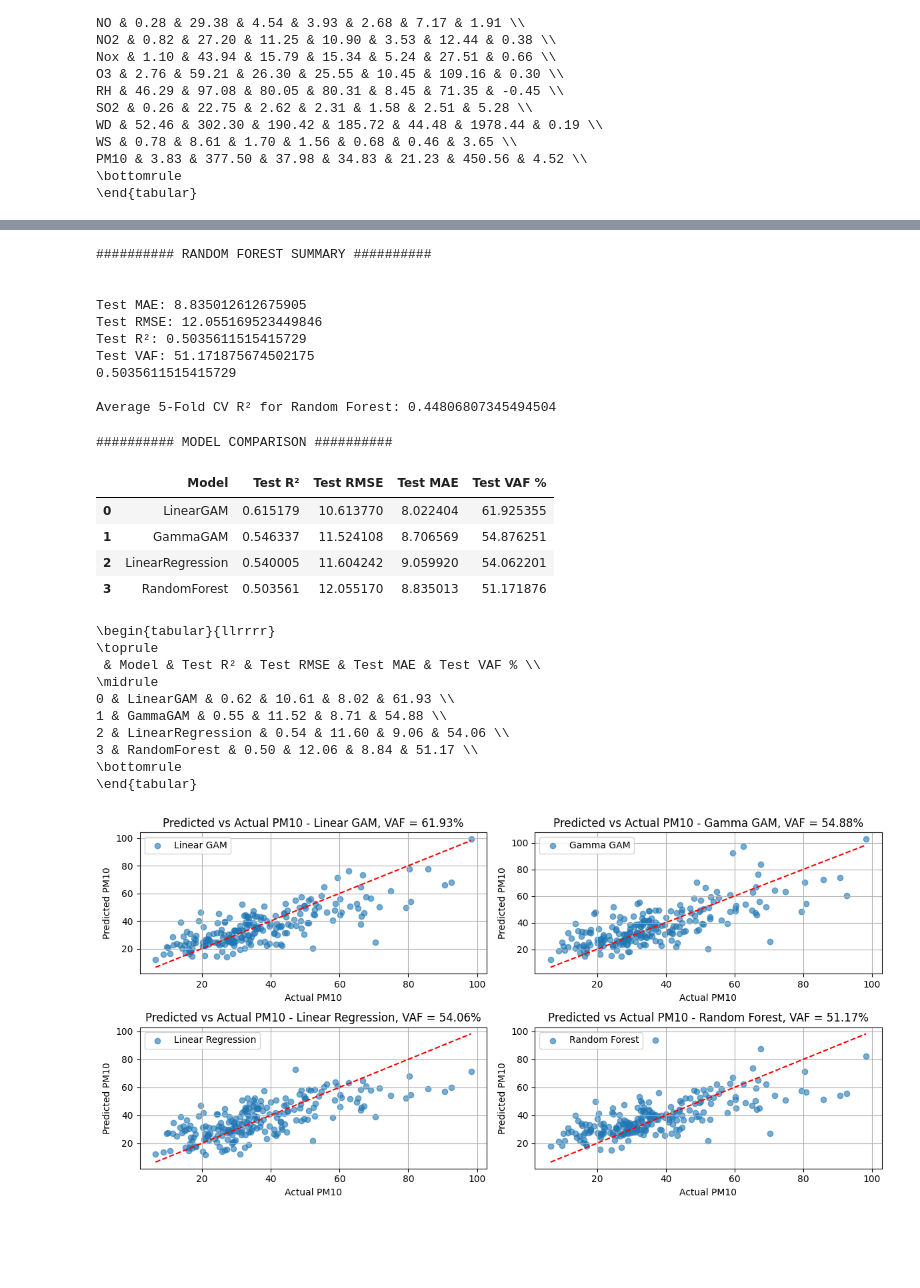
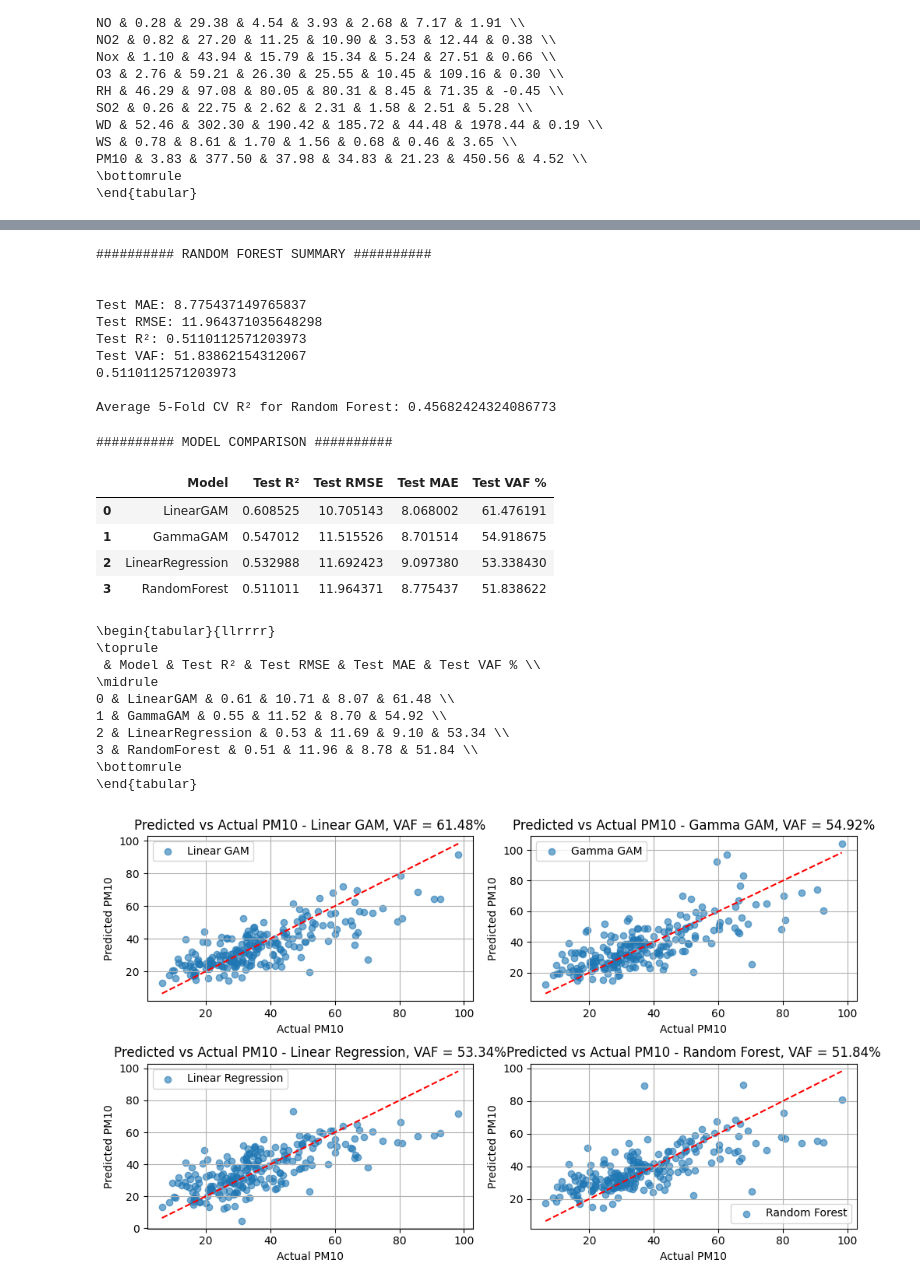
Before and after one commit to LoveyThePigeon/GAM-for-Air-Pollution-Prediction, a Jupyter notebook: NewGAMCode.ipynb, the cells around one changed output, grey strips where cells are left out. Saved outputs shown, nothing was run; the diff lists cells and outputs as text; code cells hidden in the pictures; blank space fills up the shorter version.

```diff
--- a/NewGAMCode.ipynb
+++ b/NewGAMCode.ipynb
@@ -236,7 +233,7 @@ print("")
 if 'WD' in df.columns:                                       # >>> NEW
     df['WD_sin'] = np.sin(np.deg2rad(df['WD']))              # >>> NEW
     df['WD_cos'] = np.cos(np.deg2rad(df['WD']))              # >>> NEW
-    #df = df.drop(columns=['WD'])                             # >>> NEW (drop raw WD to avoid redundancy)
+    df = df.drop(columns=['WD'])                             # >>> NEW (drop raw WD to avoid redundancy)
 
 
 if {'NO', 'NO2', 'Nox'}.issubset(df.columns):                # >>> NEW
@@ -431,7 +445,7 @@ github.com/dswah/pyGAM/issues/163
 # PARTIAL DEPENDENCE PLOTS (LinearGAM)
 ####################################################
 predictor_names = df.drop(columns=['PM10']).columns
-fig, axs = plt.subplots(3,4 , figsize=(14, 8))
+fig, axs = plt.subplots(2,5 , figsize=(18, 5))
 axs = axs.flatten()
 
 for i, ax in enumerate(axs[:len(predictor_names)]):
@@ -580,13 +593,13 @@ print("")
 ########## RANDOM FOREST SUMMARY ##########
 
 
-Test MAE: 8.835012612675905
-Test RMSE: 12.055169523449846
-Test R²: 0.5035611515415729
-Test VAF: 51.171875674502175
-0.5035611515415729
+Test MAE: 8.775437149765837
+Test RMSE: 11.964371035648298
+Test R²: 0.5110112571203973
+Test VAF: 51.83862154312067
+0.5110112571203973
 
-Average 5-Fold CV R² for Random Forest: 0.44806807345494504
+Average 5-Fold CV R² for Random Forest: 0.45682424324086773
 # %%
 ####################################################
 # MODEL COMPARISON SUMMARY TABLE  >>> CHANGED
@@ -604,10 +617,10 @@ print("")
 # %% [output]
 ########## MODEL COMPARISON ##########
 |  | Model | Test R² | Test RMSE | Test MAE | Test VAF % |
-| 0 | LinearGAM | 0.615179 | 10.613770 | 8.022404 | 61.925355 |
-| 1 | GammaGAM | 0.546337 | 11.524108 | 8.706569 | 54.876251 |
-| 2 | LinearRegression | 0.540005 | 11.604242 | 9.059920 | 54.062201 |
-| 3 | RandomForest | 0.503561 | 12.055170 | 8.835013 | 51.171876 |
+| 0 | LinearGAM | 0.608525 | 10.705143 | 8.068002 | 61.476191 |
+| 1 | GammaGAM | 0.547012 | 11.515526 | 8.701514 | 54.918675 |
+| 2 | LinearRegression | 0.532988 | 11.692423 | 9.097380 | 53.338430 |
+| 3 | RandomForest | 0.511011 | 11.964371 | 8.775437 | 51.838622 |
 # %%
 # Prints code for latex for Model Comparison table
 
@@ -618,35 +631,35 @@ print(latex_code_model_comparison)
 \toprule
  & Model & Test R² & Test RMSE & Test MAE & Test VAF % \\
 \midrule
-0 & LinearGAM & 0.62 & 10.61 & 8.02 & 61.93 \\
-1 & GammaGAM & 0.55 & 11.52 & 8.71 & 54.88 \\
-2 & LinearRegression & 0.54 & 11.60 & 9.06 & 54.06 \\
-3 & RandomForest & 0.50 & 12.06 & 8.84 & 51.17 \\
+0 & LinearGAM & 0.61 & 10.71 & 8.07 & 61.48 \\
+1 & GammaGAM & 0.55 & 11.52 & 8.70 & 54.92 \\
+2 & LinearRegression & 0.53 & 11.69 & 9.10 & 53.34 \\
+3 & RandomForest & 0.51 & 11.96 & 8.78 & 51.84 \\
 \bottomrule
 \end{tabular}
 # %%
 ###################################################
 # PREDICTED VS ACTUAL VALUES (plots)
 ####################################################
 models = ['Linear GAM', 'Gamma GAM', 'Linear Regression', 'Random Forest']
 predictions = [y_pred_report, y_test_pred_g, y_test_pred_lr, y_test_pred_rf]  # >>> CHANGED (use y_pred_report for GAM)
 vafs = [vaf_l, vaf_test_g, vaf_test_lr, vaf_test_rf]
 
-fig, axs = plt.subplots(2, 2, figsize=(12, 6))
+fig, axs = plt.subplots(2, 2, figsize=(10, 6))
 for i, ax in enumerate(axs.flatten()):
     ax.scatter(y_test, predictions[i], alpha=0.6, label=models[i])
     ax.plot([y_test.min(), y_test.max()], [y_test.min(), y_test.max()], 'r--')
     ax.set_xlabel("Actual PM10")
     ax.set_ylabel("Predicted PM10")
     ax.set_title(f"Predicted vs Actual PM10 - {models[i]}, VAF = {vafs[i]:.2f}%")
     ax.legend()
     ax.grid(True)
 
 plt.tight_layout()
 plt.show()
 print("")
 # %% [output]
-[figure, old version]
+[figure, new version]
 # %%
 # Saving plot
 
```
Also changed, not shown: parts of 17 cells of this notebook.
